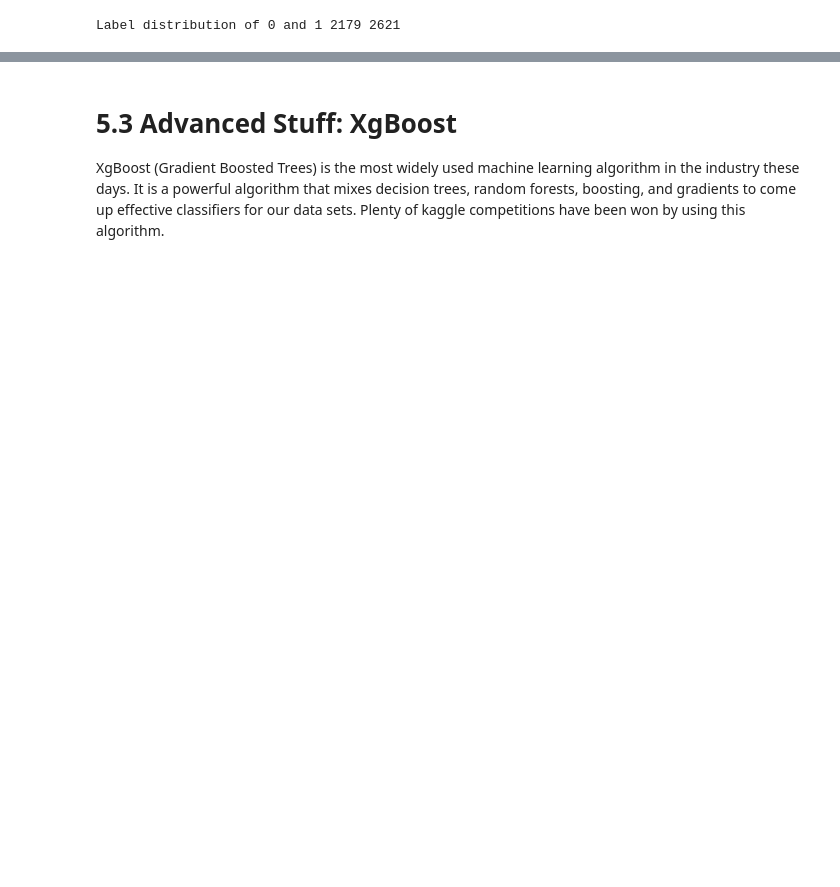
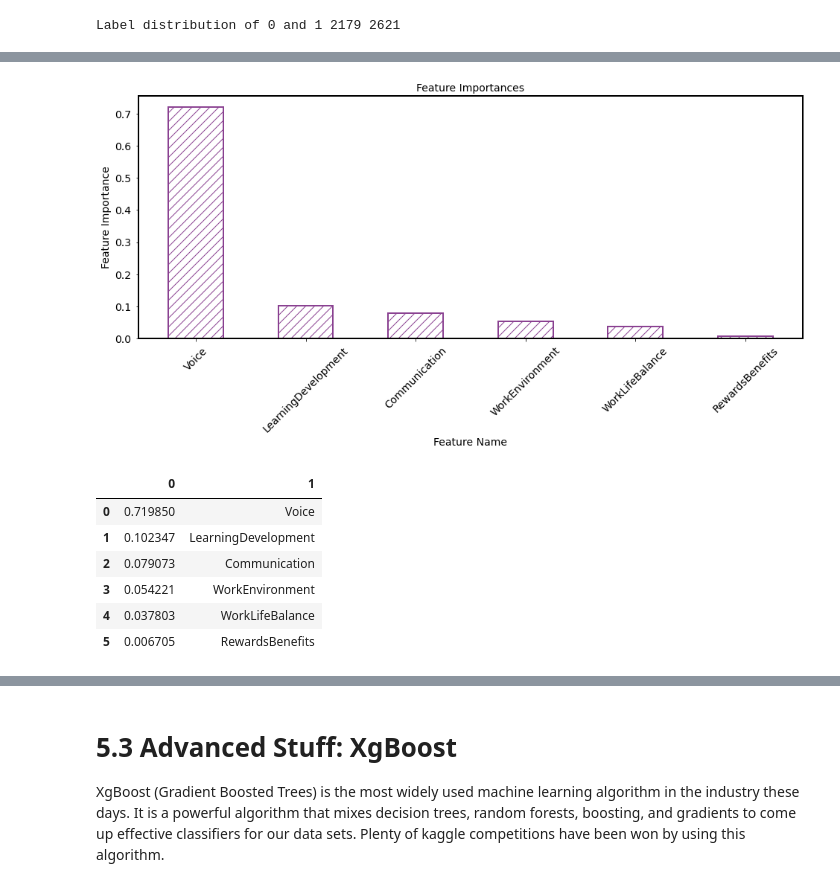
Before and after one commit to greermp/hilton_challenge, a Jupyter notebook: Working.ipynb, the cells around one changed output, grey strips where cells are left out. Saved outputs shown, nothing was run; the diff lists cells and outputs as text; code cells hidden in the pictures; blank space fills up the shorter version.

```diff
--- a/Working.ipynb
+++ b/Working.ipynb
@@ -556,0 +538,12 @@ Best Parameters are:  {'criterion': 'gini', 'max_depth': 6, 'max_features': 3, '
+# %%
+columns=list(dataDT.columns)
+showFeatureImportance(classifierDt, columns)
+# %% [output]
+[figure, added]
+|  | 0 | 1 |
+| 0 | 0.719850 | Voice |
+| 1 | 0.102347 | LearningDevelopment |
+| 2 | 0.079073 | Communication |
+| 3 | 0.054221 | WorkEnvironment |
+| 4 | 0.037803 | WorkLifeBalance |
+| 5 | 0.006705 | RewardsBenefits |
```
Also changed, not shown: parts of 42 cells of this notebook.
